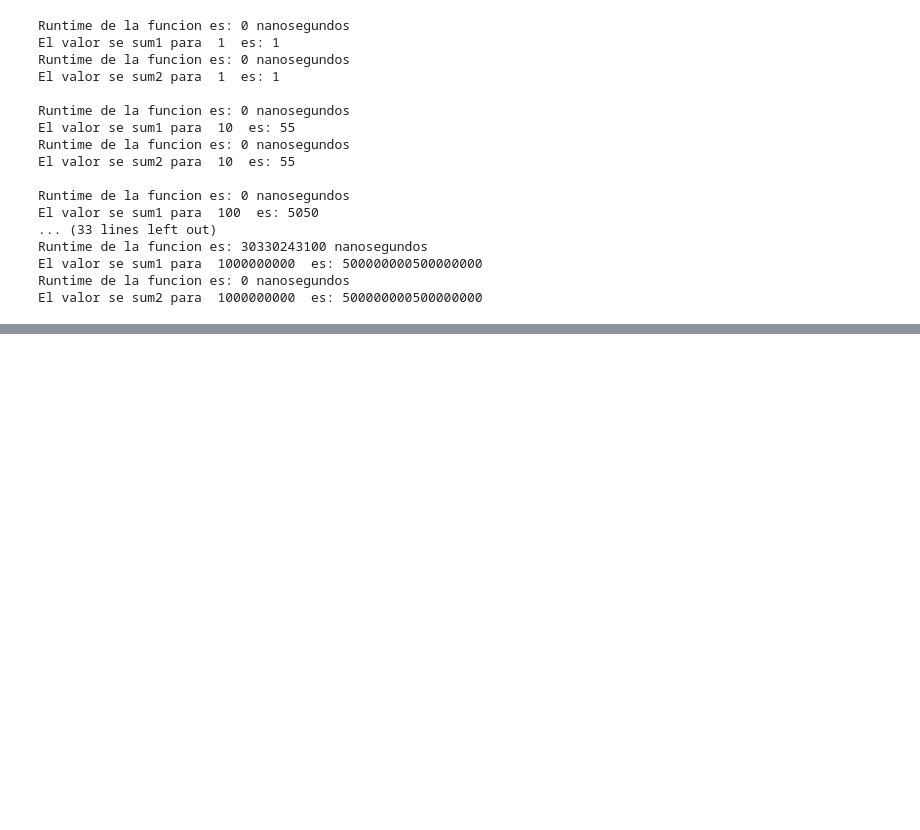
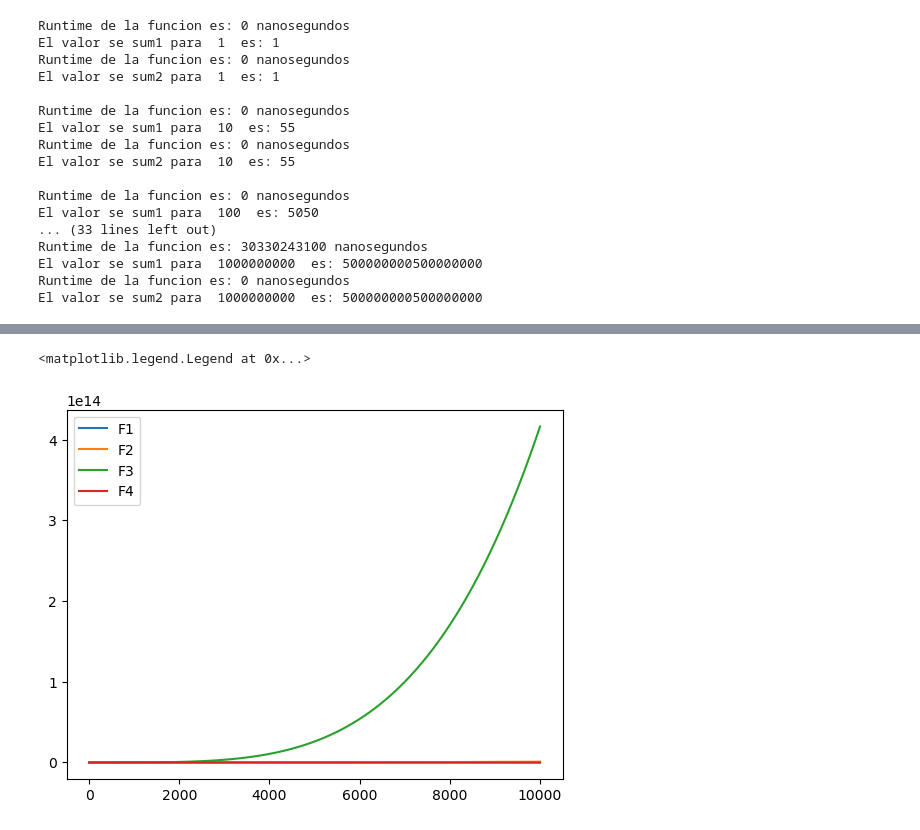
Before and after one commit to JVenegasB/cmp-2075-JuanVenegas, a Jupyter notebook: Tarea 1.ipynb, the cells around one changed output, grey strips where cells are left out. Saved outputs shown, nothing was run; the diff lists cells and outputs as text; code cells hidden in the pictures; blank space fills up the shorter version.

```diff
--- a/Tarea 1.ipynb
+++ b/Tarea 1.ipynb
@@ -283,0 +292,23 @@ Por lo tanto, se tiene que $$C1g(n) <= T(n) <= C2g(n) $$
+# %%
+import math
+def f1(n):
+    return math.sqrt(n)
+def f2(n):
+    return n**3
+def f3(n):
+    if(n>4):
+        return math.factorial(n) // (math.factorial(4) * math.factorial(n - 4))
+def f4(n):
+    suma = 0
+    for i  in range  (2,n+1):
+        suma += i-1
+    return suma
+x = range(1,10000)
+pyplot.plot(x,[f1(i) for i in x],label = "F1")
+pyplot.plot(x,[f2(i) for i in x],label = "F2")
+pyplot.plot(x,[f3(i) for i in x],label = "F3")
+pyplot.plot(x,[f4(i) for i in x],label = "F4")
+pyplot.legend()
+# %% [output]
+<matplotlib.legend.Legend at 0x...>
+[figure, added]
```
Also changed, not shown: parts of 22 cells of this notebook.
